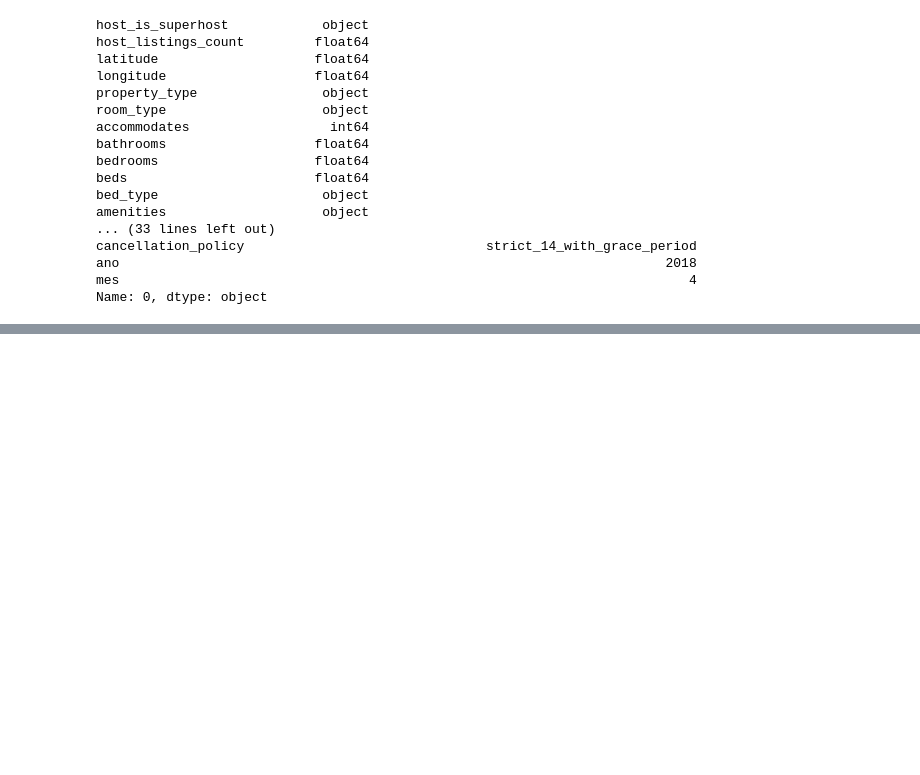
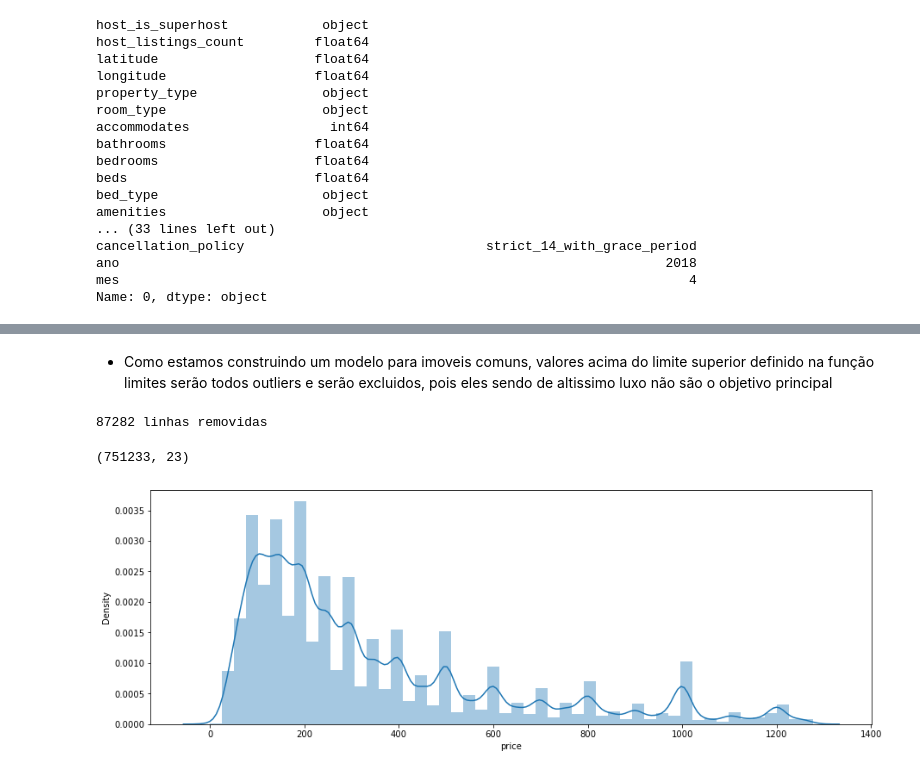
Before and after one commit to PedrosaFelipe/Projeto_Data_Science, a Jupyter notebook: Projeto - Rio de janeiro Airbnb .ipynb, the cells around one changed output, grey strips where cells are left out. Cells and saved outputs as stored; diff of their text form; code cells hidden in the pictures; blank space fills up the shorter version.

```diff
--- a/Projeto - Rio de janeiro Airbnb .ipynb
+++ b/Projeto - Rio de janeiro Airbnb .ipynb
@@ -220,0 +315,13 @@ base_airbnb['price'] = base_airbnb['price'].str.replace('$','')
+# %% [markdown]
+- Como estamos construindo um modelo para imoveis comuns, valores acima do limite superior definido na função limites serão todos outliers e serão excluidos, pois eles sendo de altissimo luxo não são o objetivo principal
+# %%
+base_airbnb , linhas_removidas = excluir_outliers(base_airbnb , 'price')
+print('{} linhas removidas'.format(linhas_removidas))
+# %% [output]
+87282 linhas removidas
+# %%
+histograma(base_airbnb['price'])
+print(base_airbnb.shape)
+# %% [output]
+(751233, 23)
+[figure, added]
```
Also changed, not shown: parts of 43 cells of this notebook.
